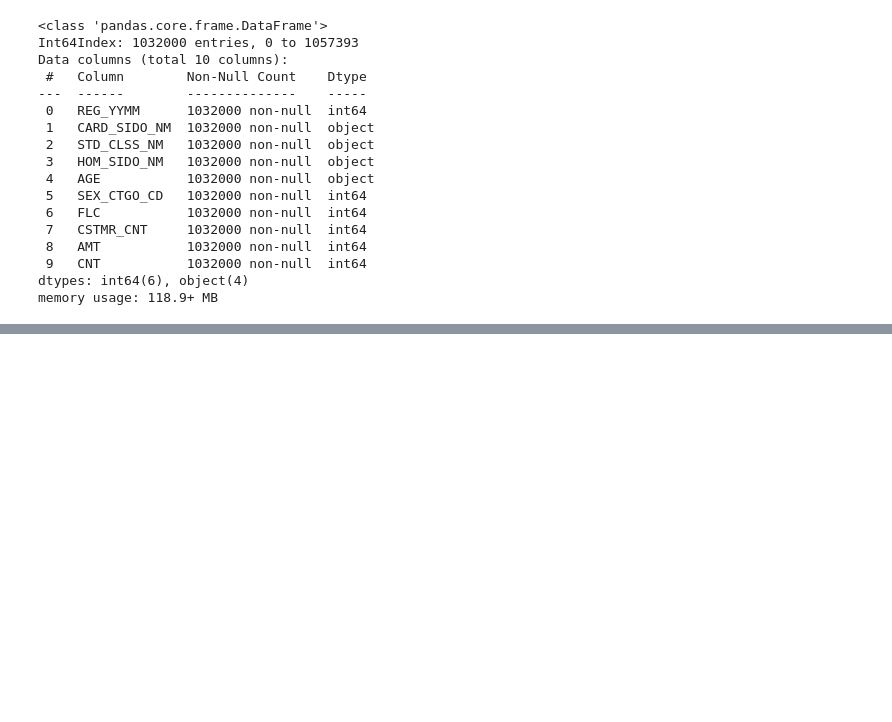
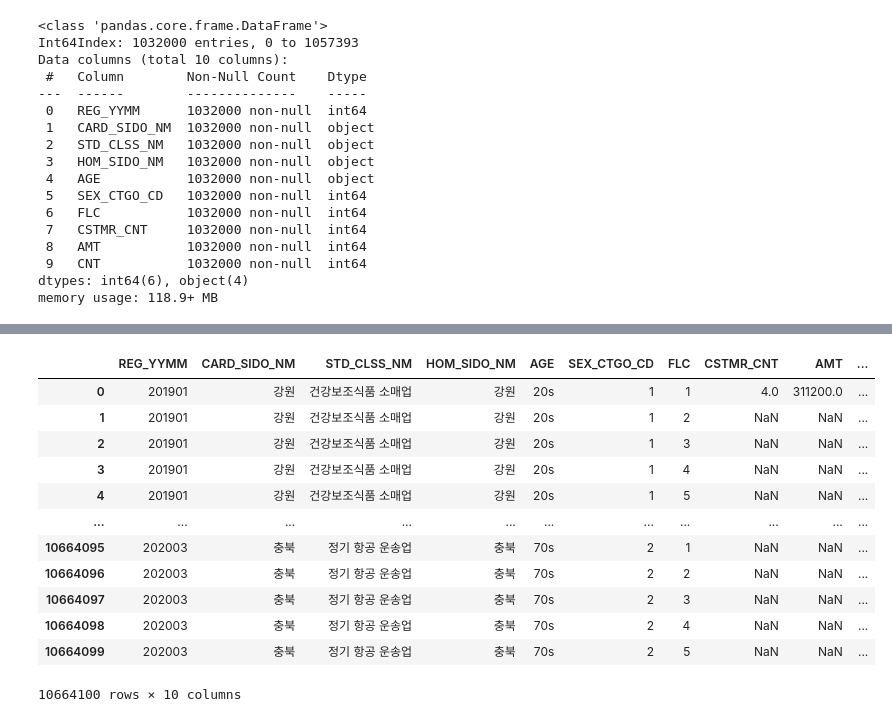
Before and after one commit to reeesource/Data_Analytics_Projects-, a Jupyter notebook: credit card prediction/카드 사용량 예측 경진대회.ipynb, the cells around one changed output, grey strips where cells are left out. Saved outputs shown, nothing was run; the diff lists cells and outputs as text; code cells hidden in the pictures; blank space fills up the shorter version.

```diff
--- a/credit card prediction/카드 사용량 예측 경진대회.ipynb
+++ b/credit card prediction/카드 사용량 예측 경진대회.ipynb
@@ -553,3 +553,11 @@ Data columns (total 10 columns):
  9   CNT           1032000 non-null  int64
 dtypes: int64(6), object(4)
 memory usage: 118.9+ MB
+# %%
+# train과 template을 merge하기 위해 자료형 일치시키기 (template을 변경)
+'''
+REG_YYMM : object -> int64
+FLC : object -> int64
+'''
+
+template = template.astype({'REG_YYMM':int, 'FLC':int, 'SEX_CTGO_CD':int})
@@ -555,0 +581,16 @@ memory usage: 118.9+ MB
+# %%
+data = pd.merge(template, train, on=['REG_YYMM', 'CARD_SIDO_NM', 'STD_CLSS_NM', 'HOM_SIDO_NM', 'AGE', 'SEX_CTGO_CD', 'FLC'], how='outer'); data
+# %% [output]
+|  | REG_YYMM | CARD_SIDO_NM | STD_CLSS_NM | HOM_SIDO_NM | AGE | SEX_CTGO_CD | FLC | CSTMR_CNT | AMT | ... |
+| 0 | 201901 | 강원 | 건강보조식품 소매업 | 강원 | 20s | 1 | 1 | 4.0 | 311200.0 | ... |
+| 1 | 201901 | 강원 | 건강보조식품 소매업 | 강원 | 20s | 1 | 2 | NaN | NaN | ... |
+| 2 | 201901 | 강원 | 건강보조식품 소매업 | 강원 | 20s | 1 | 3 | NaN | NaN | ... |
+| 3 | 201901 | 강원 | 건강보조식품 소매업 | 강원 | 20s | 1 | 4 | NaN | NaN | ... |
+| 4 | 201901 | 강원 | 건강보조식품 소매업 | 강원 | 20s | 1 | 5 | NaN | NaN | ... |
+| ... | ... | ... | ... | ... | ... | ... | ... | ... | ... | ... |
+| 10664095 | 202003 | 충북 | 정기 항공 운송업 | 충북 | 70s | 2 | 1 | NaN | NaN | ... |
+| 10664096 | 202003 | 충북 | 정기 항공 운송업 | 충북 | 70s | 2 | 2 | NaN | NaN | ... |
+| 10664097 | 202003 | 충북 | 정기 항공 운송업 | 충북 | 70s | 2 | 3 | NaN | NaN | ... |
+| 10664098 | 202003 | 충북 | 정기 항공 운송업 | 충북 | 70s | 2 | 4 | NaN | NaN | ... |
+| 10664099 | 202003 | 충북 | 정기 항공 운송업 | 충북 | 70s | 2 | 5 | NaN | NaN | ... |
+10664100 rows × 10 columns
```
Also changed, not shown: parts of 2 cells of this notebook.
